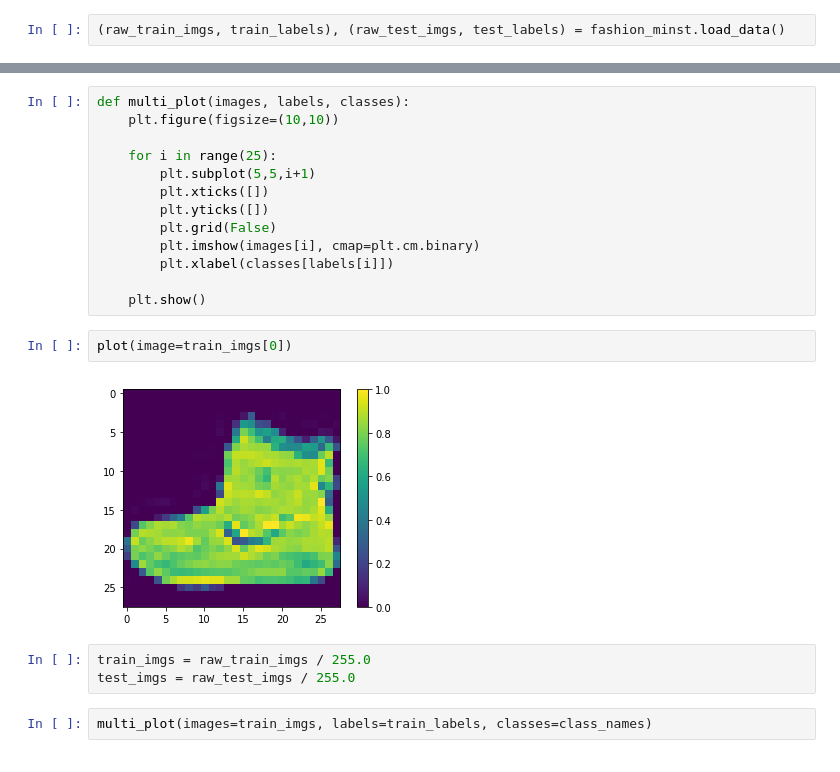
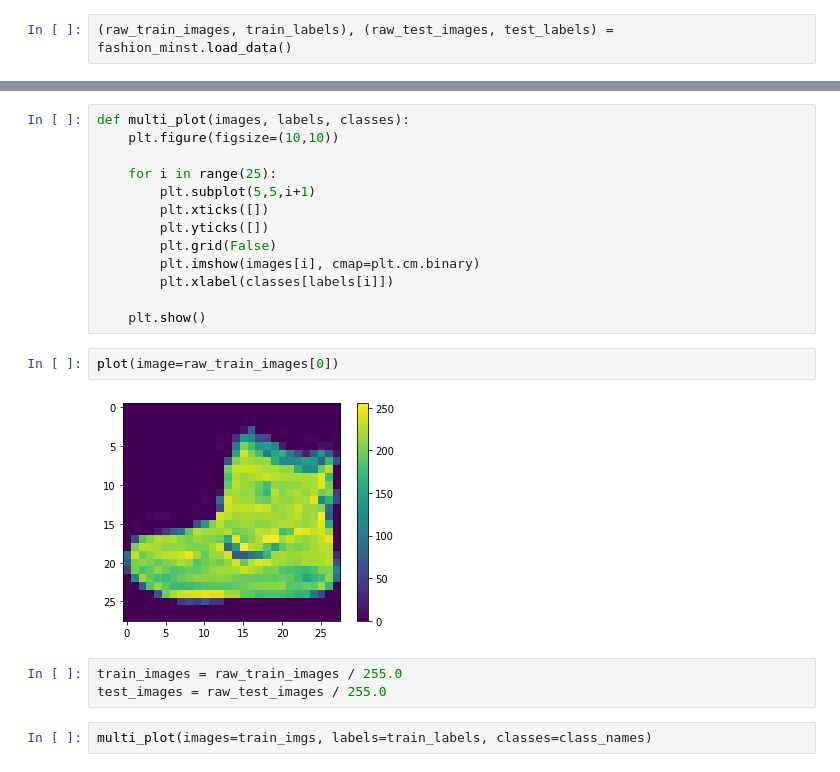
Before and after one commit to iobruno/tensorflow-keras-101, a Jupyter notebook: notebooks/basic-image-classification.ipynb, the cells around one changed output, grey strips where cells are left out. Cells and saved outputs as stored; diff of their text form.

Commit message:
implementing model training

```diff
--- a/notebooks/basic-image-classification.ipynb
+++ b/notebooks/basic-image-classification.ipynb
@@ -11,7 +11,7 @@ import tensorflow as tf
 # %%
 fashion_minst = tf.keras.datasets.fashion_mnist
 # %%
-(raw_train_imgs, train_labels), (raw_test_imgs, test_labels) = fashion_minst.load_data()
+(raw_train_images, train_labels), (raw_test_images, test_labels) = fashion_minst.load_data()
 # %%
 class_names = ["T-shirt/top", "Trouser", "Pullover", "Dress", "Coat",
                "Sandal", "Shirt", "Sneaker", "Bag", "Ankle boot"]
@@ -58,12 +58,12 @@ def multi_plot(images, labels, classes):
 
     plt.show()
 # %%
-plot(image=train_imgs[0])
+plot(image=raw_train_images[0])
 # %% [output]
-[figure, old version]
+[figure, new version]
 # %%
-train_imgs = raw_train_imgs / 255.0
-test_imgs = raw_test_imgs / 255.0
+train_images = raw_train_images / 255.0
+test_images = raw_test_images / 255.0
 # %%
 multi_plot(images=train_imgs, labels=train_labels, classes=class_names)
 # %% [output]
```
Also changed, not shown: parts of 22 cells of this notebook.
